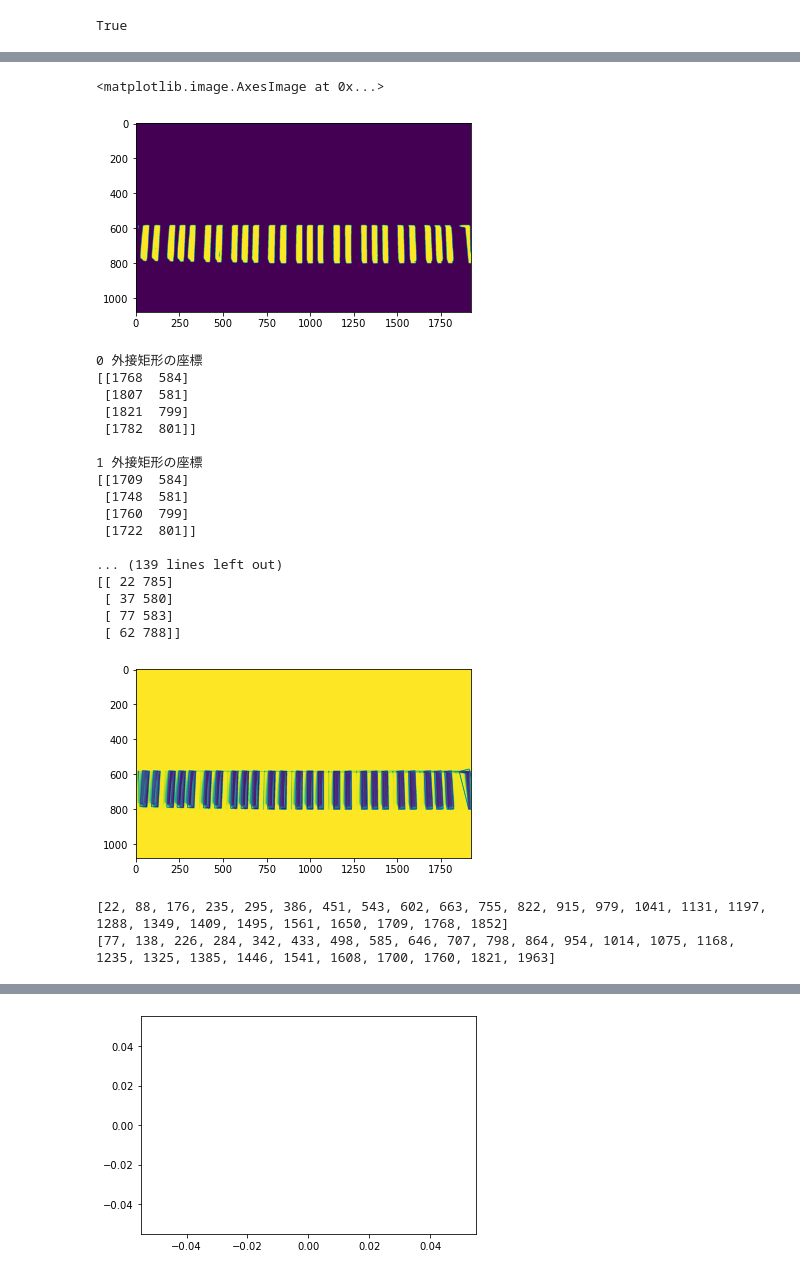
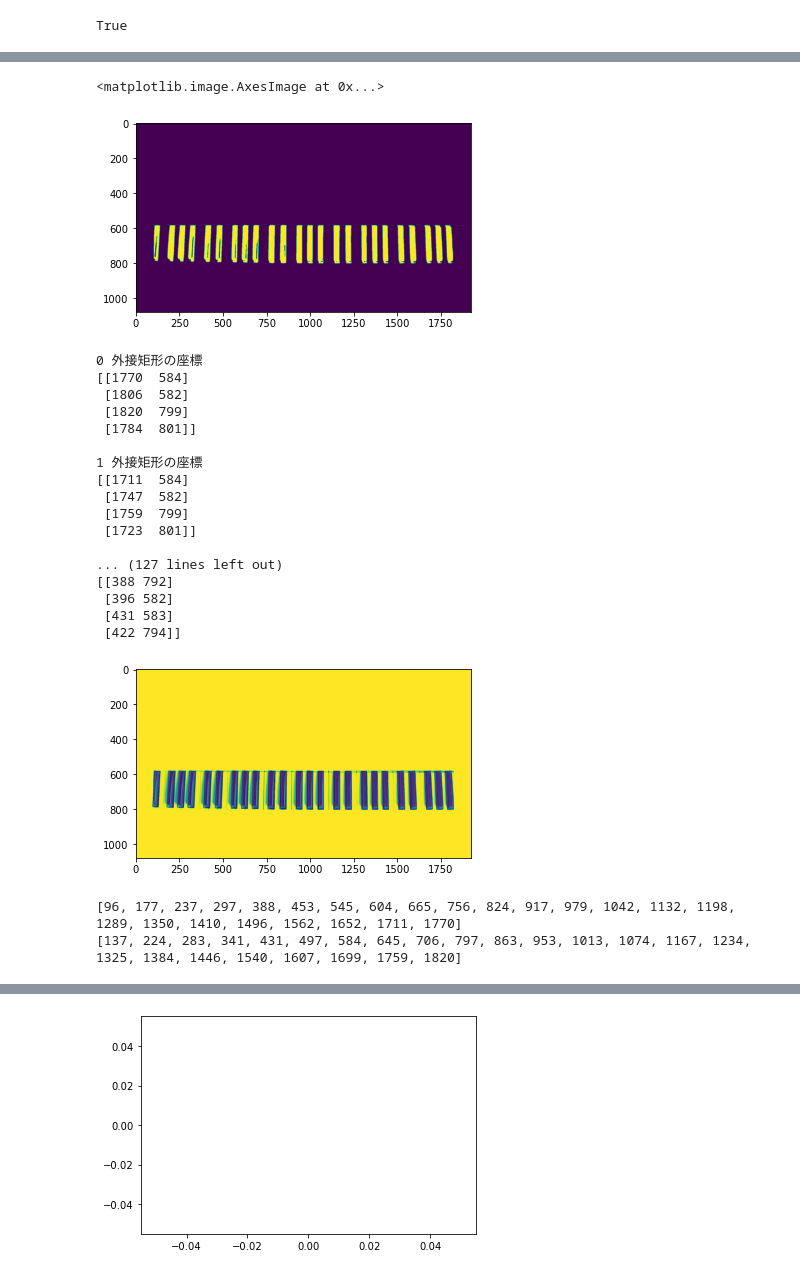
Before and after one commit to rasseimu/kakenkeyboard, a Jupyter notebook: keyboard/next.ipynb, the cells around one changed output, grey strips where cells are left out. Cells and saved outputs as stored; diff of their text form; code cells hidden in the pictures.

```diff
--- a/keyboard/next.ipynb
+++ b/keyboard/next.ipynb
@@ -172,21 +182,21 @@ plt.imshow(im_out)
 # %%
 # 画像をグレースケールで読み出しオブジェクトimg_grayに代入
 #img_gray = cv2.cvtColor(im_out,cv2.COLOR_BGR2GRAY)
 # img_grayを平均化領域9x9で平均化処理しimg_blurに代入
 img_blur = cv2.blur(im_out,(9,9))
 
 #閾値
-threshold=120
+threshold=100
 
 # オブジェクトimg_blurを閾値thresholdで反転二値化しimg_binaryに代入
 ret, img_binary= cv2.threshold(img_blur, threshold, 255, cv2.THRESH_BINARY_INV)
 cv2.imwrite("./after/image0.jpg",img_binary)
 # img_binaryを輪郭抽出
 contours, hierarchy = cv2.findContours(img_binary, cv2.RETR_TREE, cv2.CHAIN_APPROX_SIMPLE)
 plt.imshow(img_binary)
 # %% [output]
 <matplotlib.image.AxesImage at 0x...>
-[figure, old version]
+[figure, new version]
 # %%
 # 小さい輪郭は誤検出として削除する
 contours = list(filter(lambda x: cv2.contourArea(x) > 1000, contours))
@@ -221,23 +231,23 @@ for i in contours:
     ID+=1
 # %% [output]
 0 外接矩形の座標
-[[1768  584]
- [1807  581]
- [1821  799]
- [1782  801]]
+[[1770  584]
+ [1806  582]
+ [1820  799]
+ [1784  801]]
 
 1 外接矩形の座標
-[[1709  584]
- [1748  581]
- [1760  799]
- [1722  801]]
+[[1711  584]
+ [1747  582]
+ [1759  799]
+ [1723  801]]
 
-... (139 lines left out)
-[[ 22 785]
- [ 37 580]
- [ 77 583]
- [ 62 788]]
+... (127 lines left out)
+[[388 792]
+ [396 582]
+ [431 583]
+ [422 794]]
-[figure, old version]
+[figure, new version]
 # %%
 def bubble_sort(arr):
     change = True
@@ -260,8 +270,8 @@ while i<len(xleft):
     kokken+=[[xleft[i],xright[i]]]
     i+=1
 # %% [output]
-[22, 88, 176, 235, 295, 386, 451, 543, 602, 663, 755, 822, 915, 979, 1041, 1131, 1197, 1288, 1349, 1409, 1495, 1561, 1650, 1709, 1768, 1852]
-[77, 138, 226, 284, 342, 433, 498, 585, 646, 707, 798, 864, 954, 1014, 1075, 1168, 1235, 1325, 1385, 1446, 1541, 1608, 1700, 1760, 1821, 1963]
+[96, 177, 237, 297, 388, 453, 545, 604, 665, 756, 824, 917, 979, 1042, 1132, 1198, 1289, 1350, 1410, 1496, 1562, 1652, 1711, 1770]
+[137, 224, 283, 341, 431, 497, 584, 645, 706, 797, 863, 953, 1013, 1074, 1167, 1234, 1325, 1384, 1446, 1540, 1607, 1699, 1759, 1820]
 # %%
 i=0
 white = cv2.imread('./mask/white.jpg')
```
Also changed, not shown: parts of 22 cells of this notebook.
